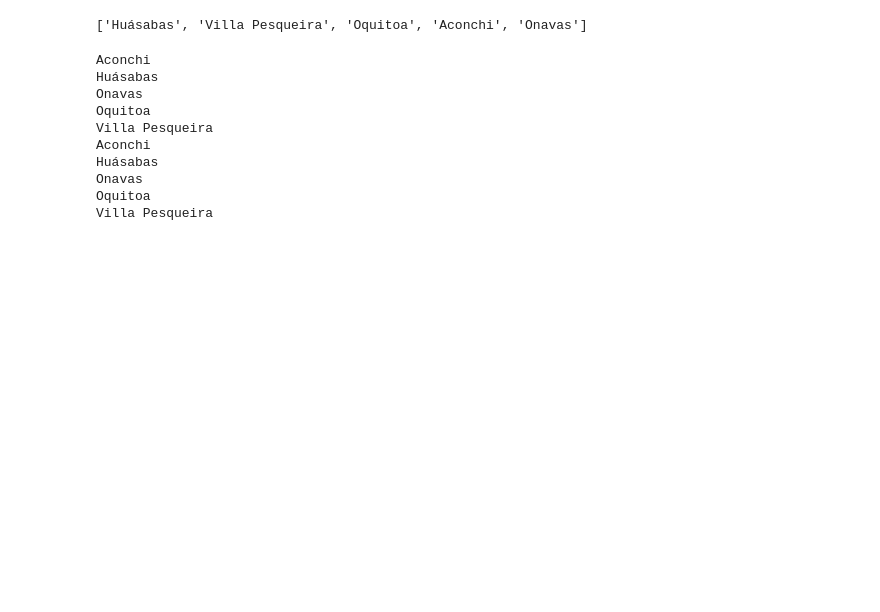
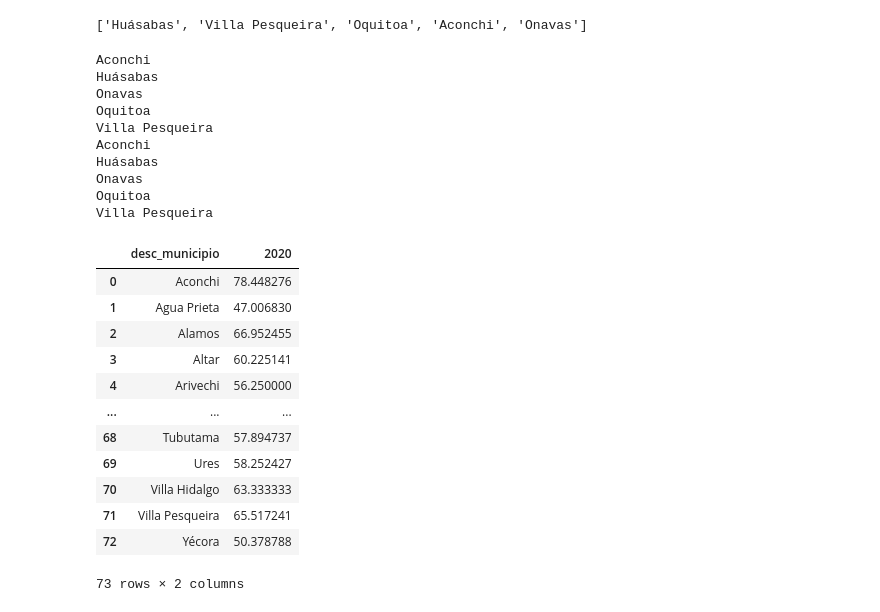
Before and after one commit to ibsanmorales/data_sonora_buqui, a Jupyter notebook: notebooks/inegi_educacion.ipynb, the cells around one changed output. Cells and saved outputs as stored; diff of their text form; code cells hidden in the pictures; blank space fills up the shorter version.

```diff
--- a/notebooks/inegi_educacion.ipynb
+++ b/notebooks/inegi_educacion.ipynb
@@ -88,4 +88,4 @@ educacion_2020.head()
 #Ya podemos analizar Indicador por Indicador para cada municipio
 dff = educacion_2020[educacion_2020['indicador'] == 'Porcentaje de la población de 3 a 5 años que asiste a la escuela'].copy()
 dff = dff.sort_values('2020')
-dff
+df_porcentaje_3_5_ano_asiste_escuela  = pd.DataFrame(dff)
@@ -114,3 +100,4 @@ fig.show()
 dff = educacion_2020[educacion_2020['indicador'] == 'Porcentaje de la población de 6 a 11 años que asiste a la escuela'].copy()
 dff = dff.sort_values('2020')
 dff
+df_porcentaje_6_11_ano_asiste_escuela  = pd.DataFrame(dff)
@@ -139,3 +112,4 @@ fig.show()
 dff = educacion_2020[educacion_2020['indicador'] == 'Porcentaje de la población de 12 a 14 años que asiste a la escuela'].copy()
 dff = dff.sort_values('2020')
 dff
+df_porcentaje_12_14_ano_asiste_escuela  = pd.DataFrame(dff)
@@ -332,0 +301,18 @@ fig.show()
+# %%
+df_porcentaje_12_14_ano_asiste_escuela[['desc_municipio','2020']].sort_values('desc_municipio').reset_index(drop=True)
+df_porcentaje_6_11_ano_asiste_escuela[['desc_municipio','2020']].sort_values('desc_municipio').reset_index(drop=True)
+df_porcentaje_3_5_ano_asiste_escuela[['desc_municipio','2020']].sort_values('desc_municipio').reset_index(drop=True)
+# %% [output]
+|  | desc_municipio | 2020 |
+| 0 | Aconchi | 78.448276 |
+| 1 | Agua Prieta | 47.006830 |
+| 2 | Alamos | 66.952455 |
+| 3 | Altar | 60.225141 |
+| 4 | Arivechi | 56.250000 |
+| ... | ... | ... |
+| 68 | Tubutama | 57.894737 |
+| 69 | Ures | 58.252427 |
+| 70 | Villa Hidalgo | 63.333333 |
+| 71 | Villa Pesqueira | 65.517241 |
+| 72 | Yécora | 50.378788 |
+73 rows × 2 columns
```
Also changed, not shown: parts of 4 cells of this notebook.
